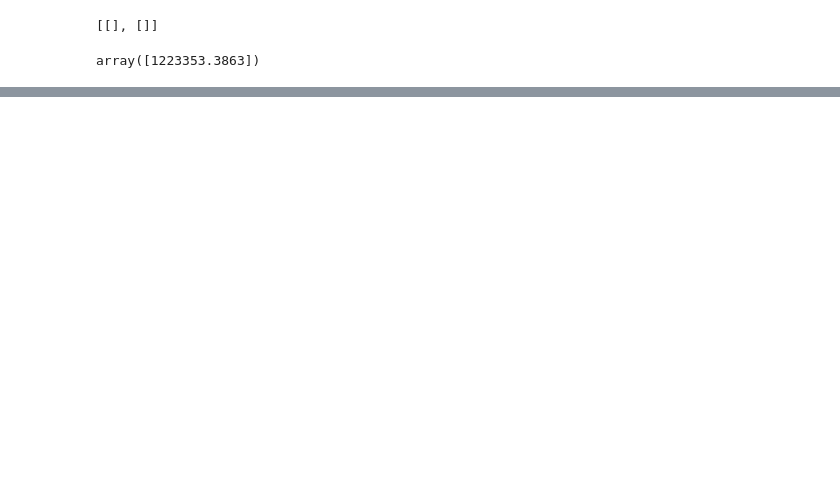
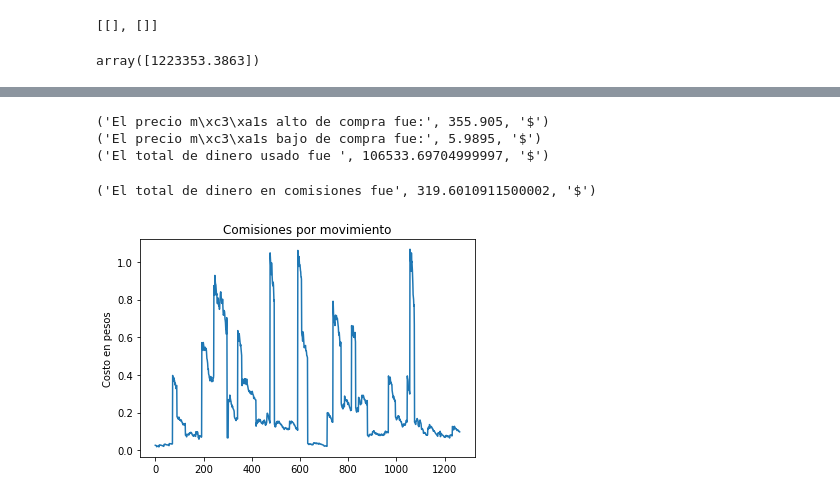
Before and after one commit to Dianachav/Trading_Lab1, a Jupyter notebook: Lab1_Python.ipynb, the cells around one changed output, grey strips where cells are left out. Drawn from its saved outputs; the diff is of its cells as text; code cells hidden in the pictures; blank space fills up the shorter version.

```diff
--- a/Lab1_Python.ipynb
+++ b/Lab1_Python.ipynb
@@ -445,0 +462,5 @@ mes1
+# %%
+comisiones = []
+for i in range(1263):
+    j = precio.iloc[i]* .003
+    comisiones.append(j)
@@ -445,0 +509,17 @@ mes1
+# %%
+print ('El precio más alto de compra fue:',max(precio),'$')
+print ('El precio más bajo de compra fue:',min(precio),'$')
+print ('El total de dinero usado fue ', sum(precio),'$')
+# %% [output]
+('El precio m\xc3\xa1s alto de compra fue:', 355.905, '$')
+('El precio m\xc3\xa1s bajo de compra fue:', 5.9895, '$')
+('El total de dinero usado fue ', 106533.69704999997, '$')
+# %%
+plt.title('Comisiones por movimiento')
+plt.ylabel('Costo en pesos')
+plt.plot(comisiones)
+
+print('El total de dinero en comisiones fue', sum(comisiones),'$')
+# %% [output]
+('El total de dinero en comisiones fue', 319.6010911500002, '$')
+[figure, added]
```
Also changed, not shown: parts of 20 cells of this notebook.
